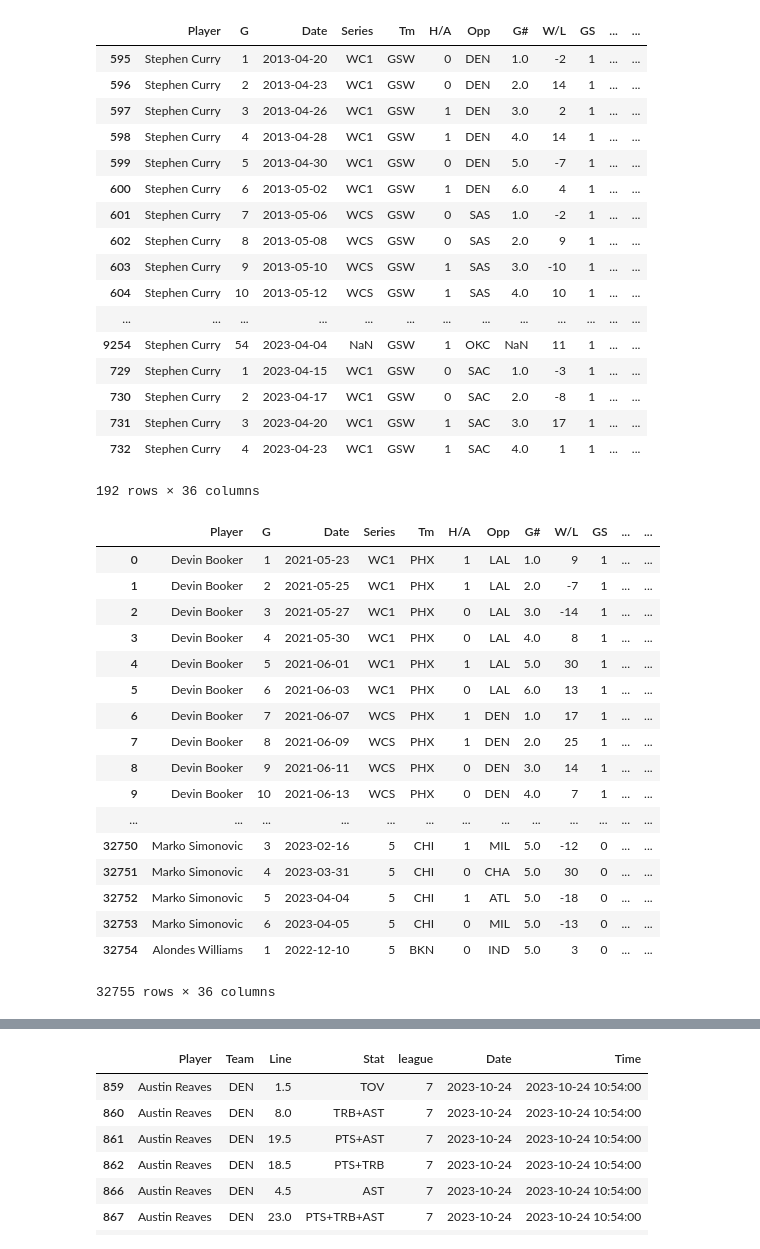
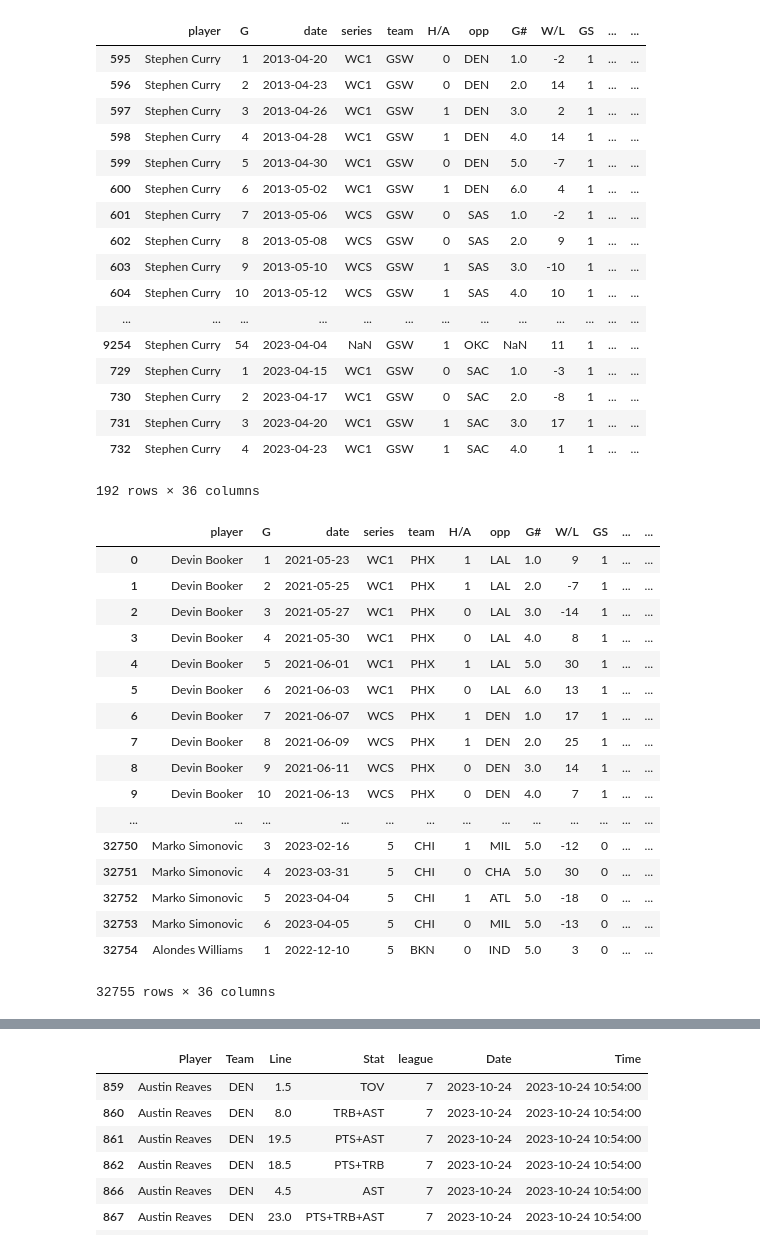
Before and after one commit to madram1423/NBA_betting_model, a Jupyter notebook: Analysis.ipynb, the cells around one changed output, grey strips where cells are left out. Cells and saved outputs as stored; diff of their text form; code cells hidden in the pictures.

```diff
--- a/Analysis.ipynb
+++ b/Analysis.ipynb
@@ -49,12 +44,12 @@ data.sample(3)
 3 rows × 35 columns
 # %%
-data['Date'] = pd.to_datetime(data['Date'], format="%Y-%m-%d")
-data['Rest'] = data.groupby('Player')['Date'].diff().dt.days
-player_names = data['Player'].unique()
+data['date'] = pd.to_datetime(data['date'], format="%Y-%m-%d")
+data['rest'] = data.groupby('player')['date'].diff().dt.days
+player_names = data['player'].unique()
 # %%
-data.loc[data.Player=='Stephen Curry'].sort_values(by='Date')
+data.loc[data.player=='Stephen Curry'].sort_values(by='date')
 # %% [output]
-|  | Player | G | Date | Series | Tm | H/A | Opp | G# | W/L | GS | ... | ... |
+|  | player | G | date | series | team | H/A | opp | G# | W/L | GS | ... | ... |
 | 595 | Stephen Curry | 1 | 2013-04-20 | WC1 | GSW | 0 | DEN | 1.0 | -2 | 1 | ... | ... |
 | 596 | Stephen Curry | 2 | 2013-04-23 | WC1 | GSW | 0 | DEN | 2.0 | 14 | 1 | ... | ... |
 | 597 | Stephen Curry | 3 | 2013-04-26 | WC1 | GSW | 1 | DEN | 3.0 | 2 | 1 | ... | ... |
@@ -76,7 +71,7 @@ data.loc[data.Player=='Stephen Curry'].sort_values(by='Date')
 data = data.fillna(5)
 data
 # %% [output]
-|  | Player | G | Date | Series | Tm | H/A | Opp | G# | W/L | GS | ... | ... |
+|  | player | G | date | series | team | H/A | opp | G# | W/L | GS | ... | ... |
 | 0 | Devin Booker | 1 | 2021-05-23 | WC1 | PHX | 1 | LAL | 1.0 | 9 | 1 | ... | ... |
 | 1 | Devin Booker | 2 | 2021-05-25 | WC1 | PHX | 1 | LAL | 2.0 | -7 | 1 | ... | ... |
 | 2 | Devin Booker | 3 | 2021-05-27 | WC1 | PHX | 0 | LAL | 3.0 | -14 | 1 | ... | ... |
```
Also changed, not shown: parts of 12 cells of this notebook, 21 other files.
